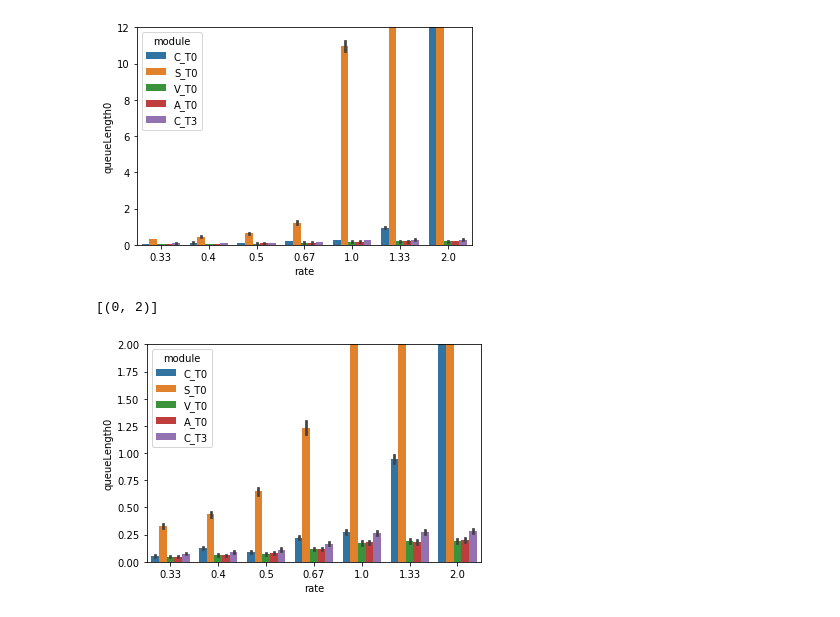
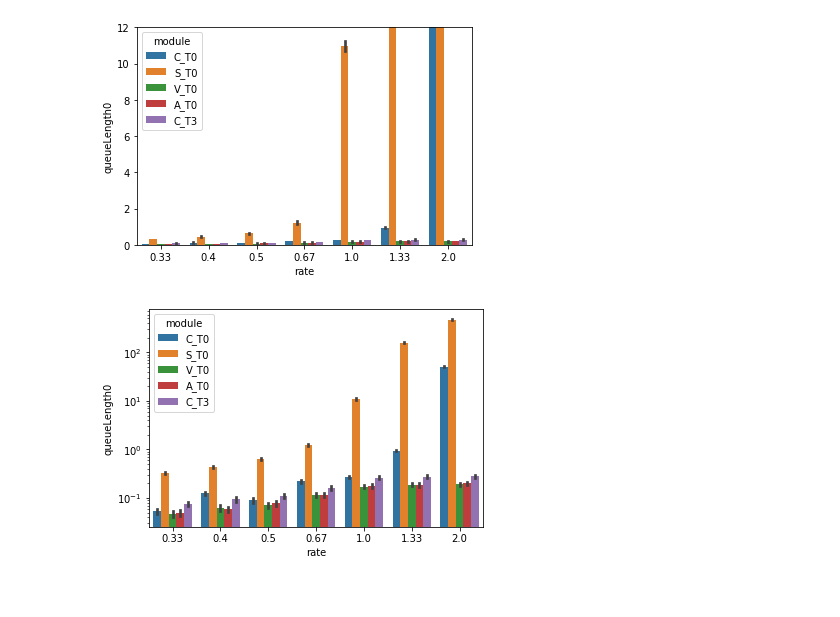
Before and after one commit to CN-UPB/ns-simulation-compiler, a Jupyter notebook: eval/max_rate.ipynb, the cells around one changed output. Cells and saved outputs as stored; diff of their text form; code cells hidden in the pictures.

```diff
--- a/eval/max_rate.ipynb
+++ b/eval/max_rate.ipynb
@@ -137,8 +149,11 @@ g.set(ylim=(0, 12))
 [(0, 12)]
 [figure]
 # %%
+# log scale
 g = sns.barplot('rate', 'queueLength0', hue='module', hue_order=['C_T0', 'S_T0', 'V_T0', 'A_T0', 'C_T3'], data=qlengths)
-g.set(ylim=(0, 2))
+g.set(yscale='log')
+
+fig = g.get_figure()
+fig.savefig('plots/queue-length.pdf', bbox_inches='tight')
 # %% [output]
-[(0, 2)]
-[figure, old version]
+[figure, new version]
```
Also changed, not shown: parts of 4 cells of this notebook, 4 other files.
